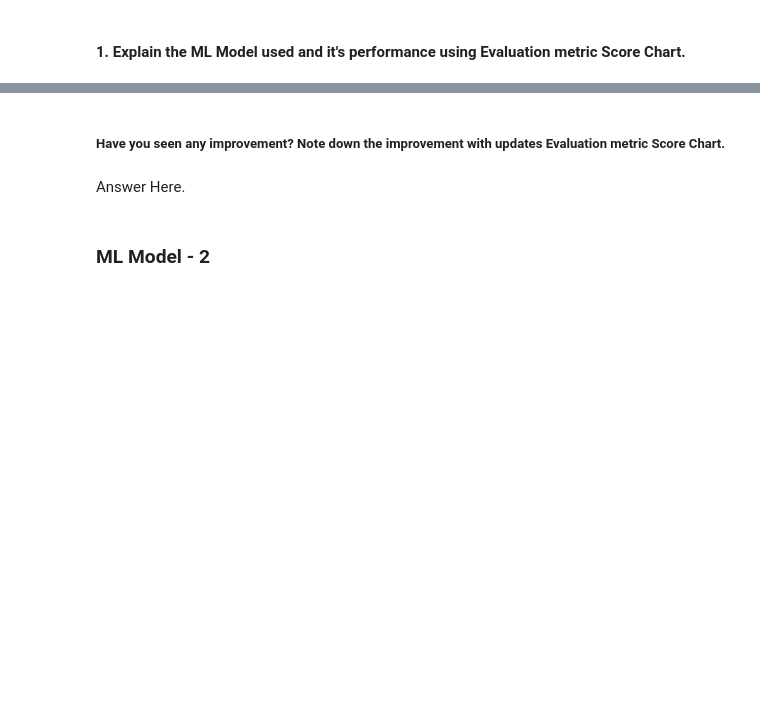
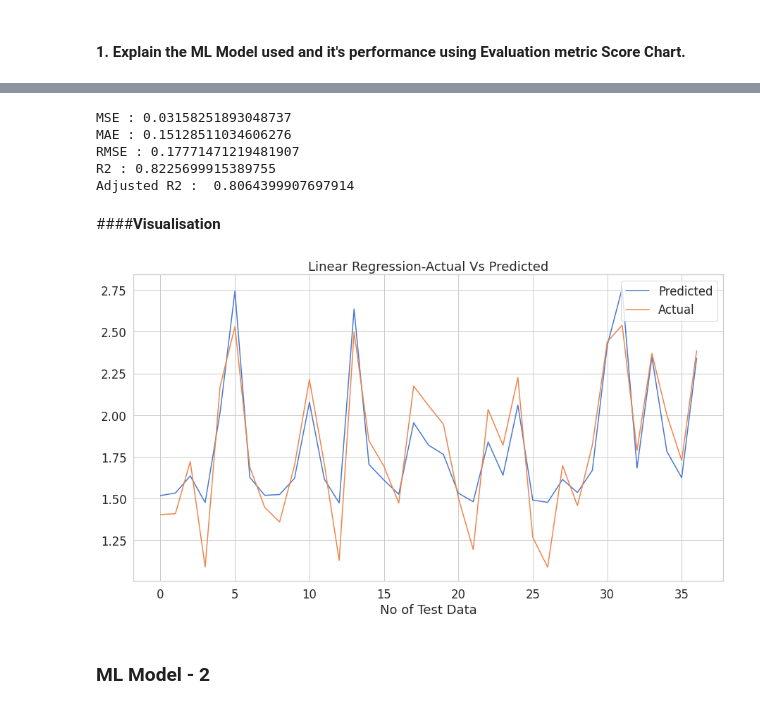
Before and after one commit to mohita122/ML_yes_bank_stock_predication, a Jupyter notebook: yes_bank_stock_predication_new_template.ipynb, the cells around one changed output, grey strips where cells are left out. Drawn from its saved outputs; the diff is of its cells as text; code cells hidden in the pictures; blank space fills up the shorter version.

```diff
--- a/yes_bank_stock_predication_new_template.ipynb
+++ b/yes_bank_stock_predication_new_template.ipynb
@@ -786,0 +459,4 @@ Answer Here.
+# %%
+# Split your data to train and test. Choose Splitting ratio wisely.
+
+X_train, X_test, y_train, y_test = train_test_split(X, y, test_size = 0.2, random_state = 1)
@@ -786,0 +508,5 @@ Answer Here.
+# %%
+#data transformation
+scaler = MinMaxScaler()
+X_train = scaler.fit_transform(X_train)
+X_test = scaler.transform(X_test)
@@ -790,0 +546,5 @@ Answer Here.
+# %%
+# ML Model - 1 Implementation
+reg = LinearRegression()
+reg_model = reg.fit(X_train,y_train)
+reg.score(X_train,y_train)
@@ -791,6 +563,4 @@ Answer Here.
 # %%
-# ML Model - 1 Implementation
-
-# Fit the Algorithm
-
 # Predict on the model
+y_pred = reg.predict(X_test)
+y_pred
@@ -813,4 +580,18 @@ Answer Here.
-# %% [markdown]
-##### Have you seen any improvement? Note down the improvement with updates Evaluation metric Score Chart.
-# %% [markdown]
-Answer Here.
+# %%
+#evaluation metrics
+MSE  = mean_squared_error((y_test), (y_pred))
+print("MSE :" , MSE)
+MAE = mean_absolute_error((y_test), (y_pred))
+print("MAE :", MAE)
+RMSE = np.sqrt(MSE)
+print("RMSE :" ,RMSE)
+R2 = r2_score((y_test), (y_pred))
+print("R2 :" ,R2)
+Adjusted_R2 = 1-(1-r2_score((y_test), (y_pred)))*((X_test.shape[0]-1)/(X_test.shape[0]-X_test.shape[1]-1))
+print("Adjusted R2 : ",Adjusted_R2)
+# %% [output]
+MSE : 0.03158251893048737
+MAE : 0.15128511034606276
+RMSE : 0.17771471219481907
+R2 : 0.8225699915389755
+Adjusted R2 :  0.8064399907697914
@@ -817,3 +611,17 @@ Answer Here.
+# %% [markdown]
+####**Visualisation**
+# %%
+# Visualizing evaluation Metric Score chart
+#actual-predicted values plot
+plt.figure(figsize=(15,8))
+plt.plot(y_pred)
+plt.plot(np.array(y_test))
+plt.title('Linear Regression-Actual Vs Predicted')
+plt.legend(["Predicted","Actual"],loc = 'upper right')
+plt.xlabel('No of Test Data')
+plt.show()
+# %% [output]
+[figure, added]
 # %% [markdown]
 ### ML Model - 2
 # %% [markdown]
```
Also changed, not shown: parts of 320 cells of this notebook.
